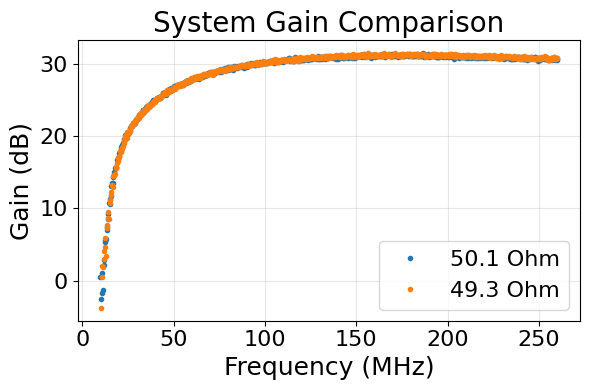
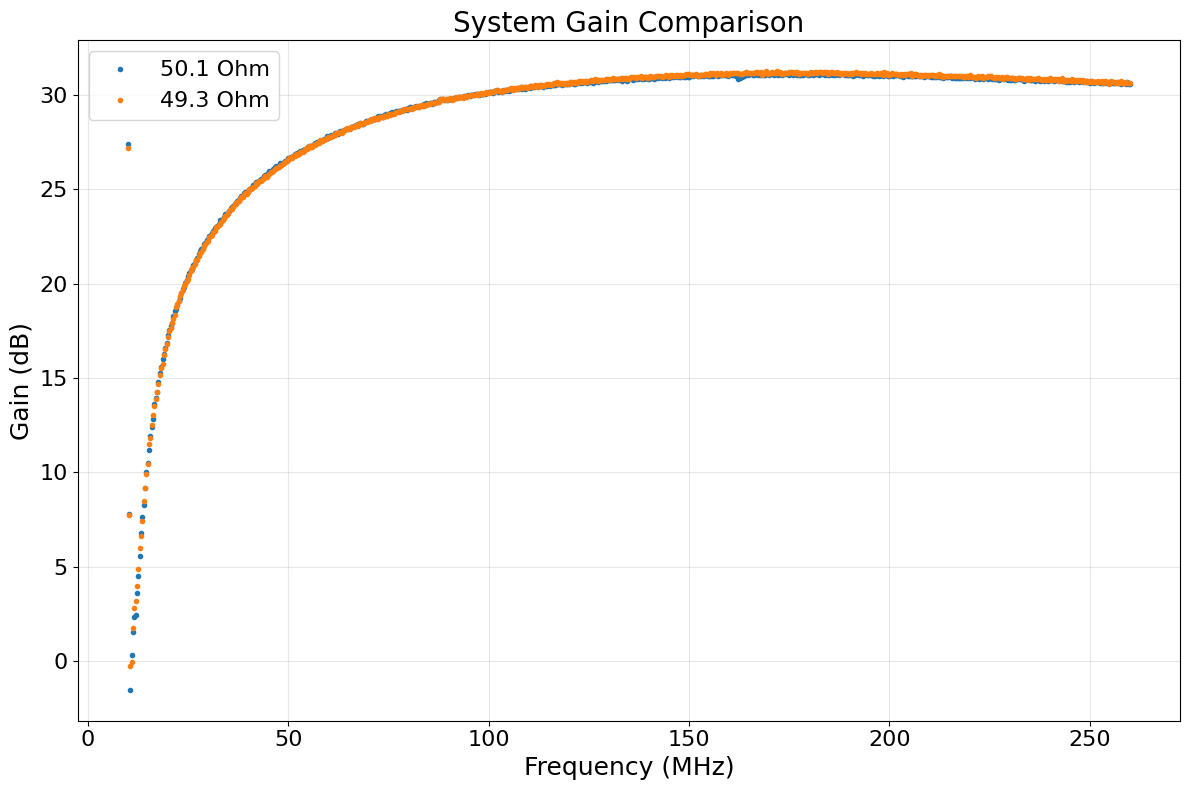
The change to this notebook cell's code, shown as a diff; its figure went from the first image to the second:
--- before
+++ after
@@ -1,3 +1,3 @@
 plotter.plot_gain(f_mhz=LNA_thermo_1.f/1e6, gain=[LNA_thermo_1.g, LNA_thermo_2.g], 
     label=['50.1 Ohm', '49.3 Ohm'], title='System Gain Comparison', xlabel='Frequency (MHz)', ylabel='Gain (dB)',
-    marker='o', ms=3, ls='', figsize=(6, 4))
+    marker='o', ms=3, ls='')

Commit: Please enter the commit message for your changes. Lines starting with '#' will be ignored, and an empty message aborts the commit.